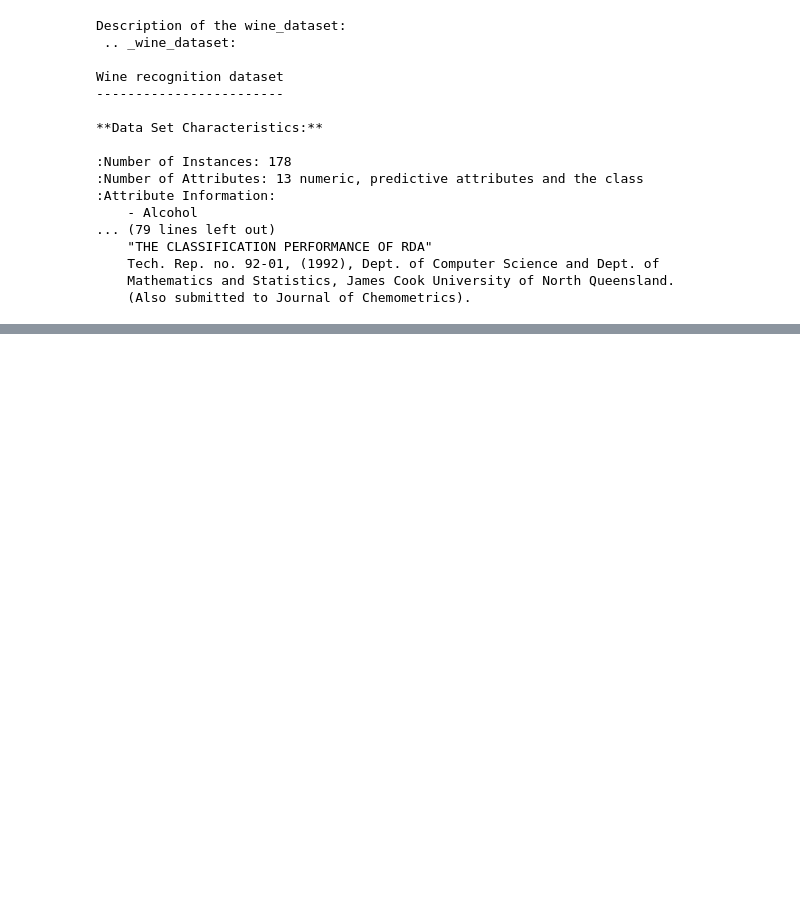
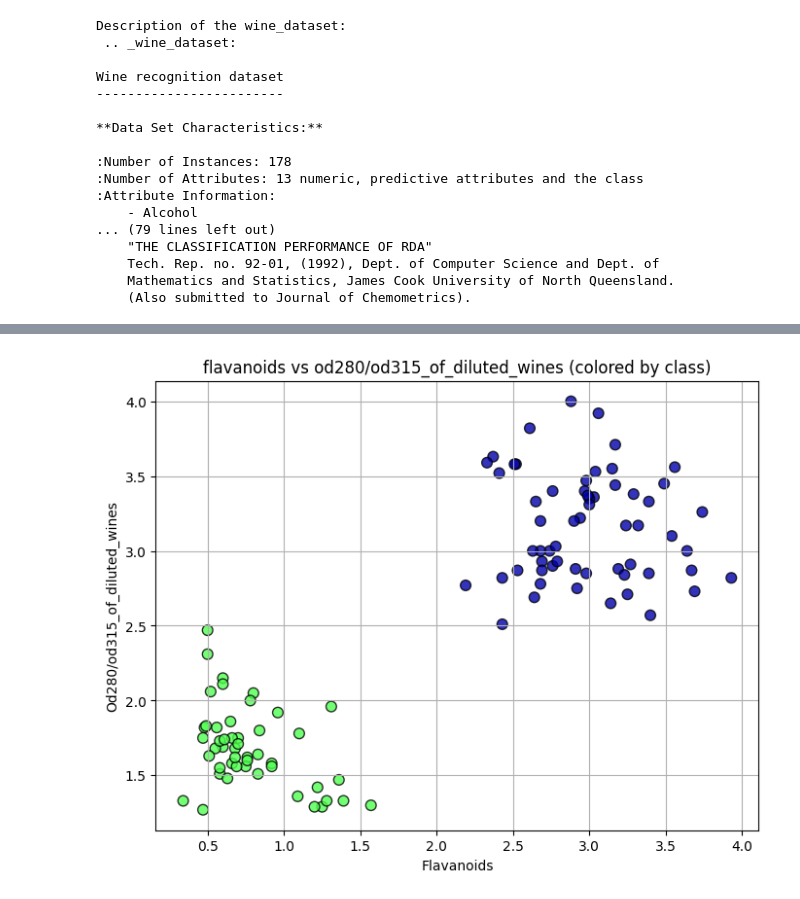
Before and after one commit to Mabouzain/MADS-MachineLearning-course, a Jupyter notebook: my-work/SWineDataset.ipynb, the cells around one changed output, grey strips where cells are left out. Cells and saved outputs as stored; diff of their text form; code cells hidden in the pictures; blank space fills up the shorter version.

```diff
--- a/my-work/SWineDataset.ipynb
+++ b/my-work/SWineDataset.ipynb
@@ -31,0 +87,26 @@ print("".fomrat())
+# %%
+import matplotlib.pyplot as plt
+
+# Choose your two features
+x_feature = 'flavanoids'
+y_feature = 'od280/od315_of_diluted_wines'
+
+# Create scatter plot
+plt.figure(figsize=(8, 6))
+plt.scatter(
+    wine_dataframe[x_feature],
+    wine_dataframe[y_feature],
+    c=wine_dataframe['target'],     # color by class
+    cmap=mglearn.cm3,               # or 'bwr', 'coolwarm', etc.
+    s=60,
+    alpha=0.8,
+    edgecolor='k'
+)
+
+plt.xlabel(x_feature.capitalize())
+plt.ylabel(y_feature.capitalize())
+plt.title(f'{x_feature} vs {y_feature} (colored by class)')
+plt.grid(True)
+plt.show()
+# %% [output]
+[figure, added]
```
Also changed, not shown: parts of 10 cells of this notebook, 5 other files.
